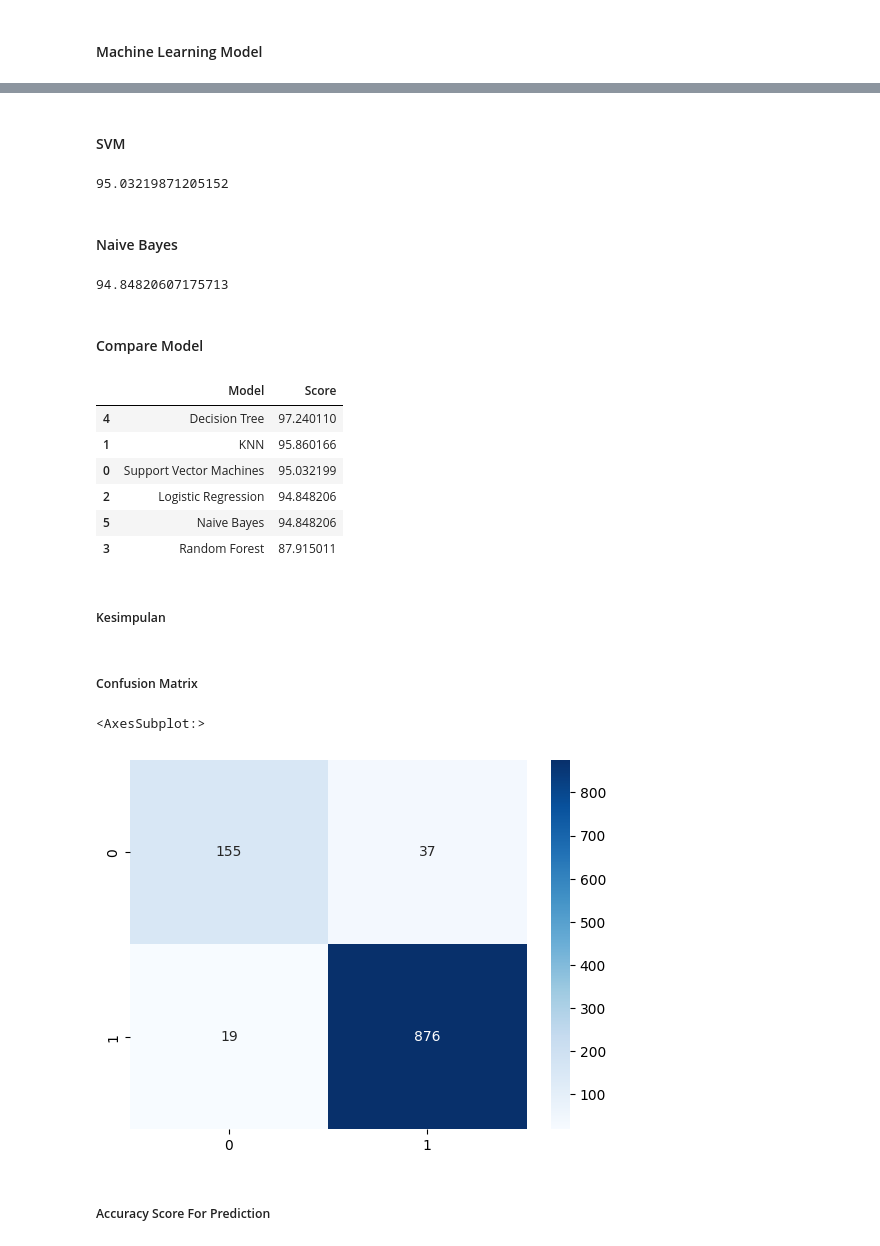
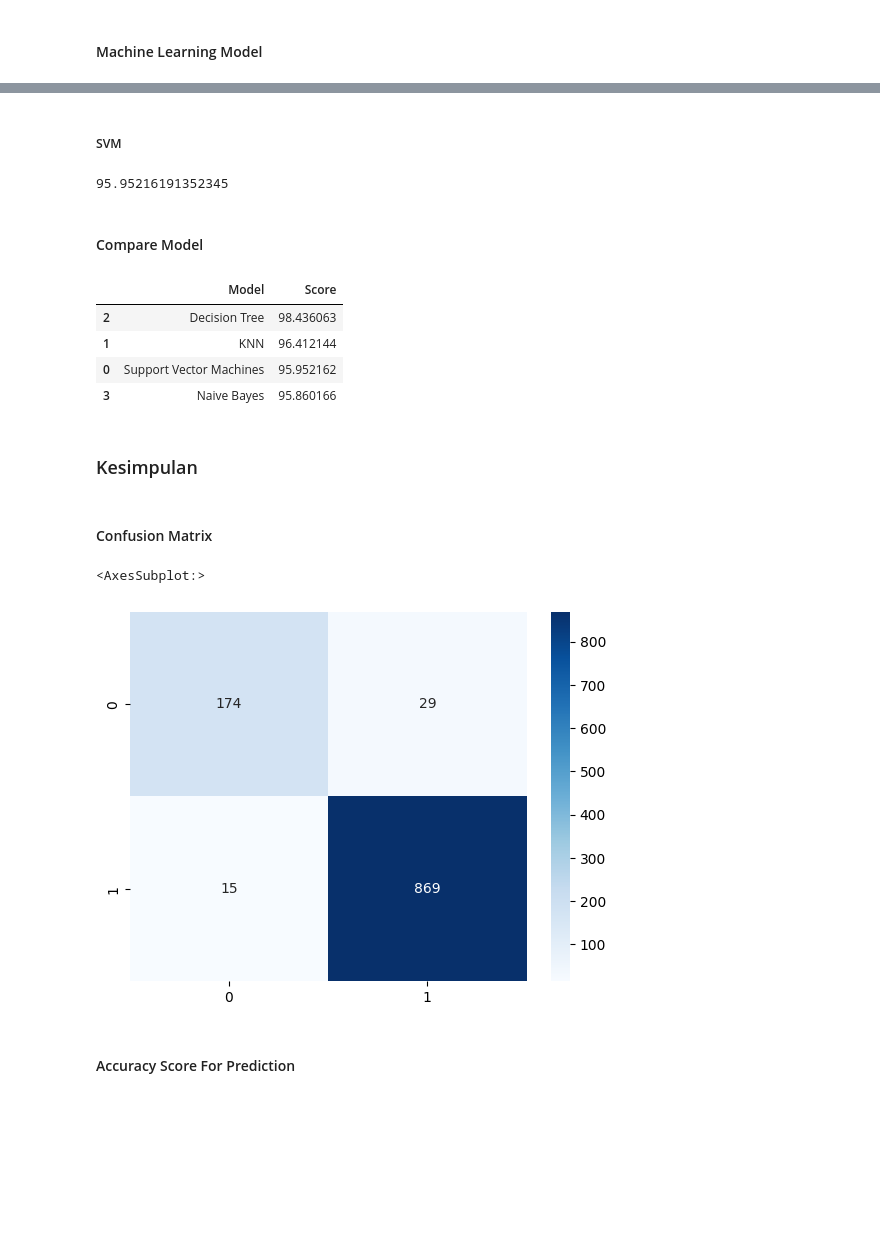
Before and after one commit to Ploeroe/machine-learning-covid-based-on-syptoms, a Jupyter notebook: LDA-Project.ipynb, the cells around one changed output, grey strips where cells are left out. Cells and saved outputs as stored; diff of their text form; code cells hidden in the pictures; blank space fills up the shorter version.

```diff
--- a/LDA-Project.ipynb
+++ b/LDA-Project.ipynb
@@ -257,16 +257,17 @@ corr.style.background_gradient(cmap='coolwarm',axis=None)
 # Running Nose / Asthma /Chronic Lung Disease / Headache / Heart Disease / Diabetes / Fatigue / Gastrointestinal / Wearing Masks / Sanitization from Market
 # maka kita akan melakukan drop kepada data - data tersebut
 
-df=df.drop('Running Nose',axis=1)
-df=df.drop('Chronic Lung Disease',axis=1)
-df=df.drop('Headache',axis=1)
-df=df.drop('Heart Disease',axis=1)
-df=df.drop('Diabetes',axis=1)
-df=df.drop('Gastrointestinal ',axis=1)
-df=df.drop('Wearing Masks',axis=1)
-df=df.drop('Sanitization from Market',axis=1)
-df=df.drop('Asthma',axis=1)
-df=df.drop('Fatigue ',axis=1)
+# Berikut data - data yang memiliki korelasi negatif :
+# df=df.drop('Running Nose',axis=1) Tidak dibuang, karena berdasarkan beberapa sumber, running nose dapat menjadi salah satu gejala covid khususnya covid delta
+df=df.drop('Chronic Lung Disease',axis=1) # Memiliki penyakit paru kronis tidak mempengaruhi terkena covid, namun dapat memperparah kondisi pasien yang terkena covid
+df=df.drop('Headache',axis=1) # Walau beberapa sumber berkata bahwa headache merupakan gejala covid, namun sampai sekarang, belum ada bukti yang kuat terkait karakteristik covid yang menyebabkan headache
+# df=df.drop('Heart Disease',axis=1) # Tidak dibuang, karena walaupun covid-19 merupakan penyakit pernapasan, namun covid-19 juga dapat menyerang jantung
+df=df.drop('Diabetes',axis=1) # Diabetes, tidak mengindikasikan covid, namun memperparah kondisi pasien yang terkena covid
+# df=df.drop('Gastrointestinal ',axis=1) # Tidak dibuang, karena berdasarkan sumber yang kami dapatkan, gastrointestinal merupakan gejala 1 dari 5 orang yang terkena covid.
+df=df.drop('Wearing Masks',axis=1) # Memakai masker tidak mengindikasikan covid, namun membantu mencegah penularan covid
+df=df.drop('Sanitization from Market',axis=1) # Sanitization lebih kepada membunuh kuman yang ada di kulit kita, bukan mengindikasikan covid
+df=df.drop('Asthma',axis=1) # Asthma, lebih memperparah kondisi pasien yang terkena covid, daripada mengindikasikan covid
+df=df.drop('Fatigue ',axis=1) # Memiliki gejala fatigue, tidak mengindikasikan covid
 # %%
 df.columns
 # %% [output]
@@ -306,12 +311,12 @@ y=df['COVID-19']
 # %%
 # splitting the dataset into train set and test set
 X_train, X_test, y_train, y_test = train_test_split(X, y, test_size = 0.2,
-    random_state = 0)
+    random_state = 42)
 
 # because our data is 0 and 1, feature scaling is not neeeded
 
 # LDA
-lda = LDA()
+lda = LDA(n_components=1)
 lda.fit(X_train, y_train)
 
 X_train_lda = lda.transform(X_train)
@@ -370,5 +369,5 @@ acc_decisiontree
 # %% [markdown]
-#### SVM
+##### SVM
 # %%
 #Import svm model
 from sklearn import svm
@@ -382,50 +381,35 @@ y_pred = clf.predict(X_test_lda)
 acc_svc=clf.score(X_test_lda, y_test)*100
 acc_svc
 # %% [output]
-95.03219871205152
+95.95216191352345
-# %% [markdown]
-#### Naive Bayes
-# %%
-from sklearn.naive_bayes import GaussianNB
-model = GaussianNB()
-model.fit(X_train_lda,y_train)
-#Score/Accuracy
-acc_gaussian= model.score(X_test_lda, y_test)*100
-acc_gaussian
-# %% [output]
-94.84820607175713
 # %% [markdown]
 #### Compare Model
 # %%
 # sort the accuracy scores of the models
 
 models = pd.DataFrame({
-    'Model': ['Support Vector Machines', 'KNN', 'Logistic Regression',
-                'Random Forest', 'Decision Tree','Naive Bayes'],
-    'Score': [acc_svc, acc_knn, acc_logreg,
-                acc_randomforest, acc_decisiontree,acc_gaussian]})
+    'Model': ['Support Vector Machines', 'KNN', 'Decision Tree','Naive Bayes'],
+    'Score': [acc_svc, acc_knn, acc_decisiontree,acc_gaussian]})
 models.sort_values(by='Score', ascending=False)
 # %% [output]
 |  | Model | Score |
-| 4 | Decision Tree | 97.240110 |
-| 1 | KNN | 95.860166 |
-| 0 | Support Vector Machines | 95.032199 |
-| 2 | Logistic Regression | 94.848206 |
-| 5 | Naive Bayes | 94.848206 |
-| 3 | Random Forest | 87.915011 |
+| 2 | Decision Tree | 98.436063 |
+| 1 | KNN | 96.412144 |
+| 0 | Support Vector Machines | 95.952162 |
+| 3 | Naive Bayes | 95.860166 |
 # %% [markdown]
-##### Kesimpulan
+### Kesimpulan
 # %% [markdown]
-##### Confusion Matrix
+#### Confusion Matrix
 # %%
+# Menggunakan library sklearn.metrics untuk membuat confusion matrix.
 from sklearn.metrics import confusion_matrix
 
-# create the confusion matrix
 cm = confusion_matrix(y_test, y_pred)
-
 sns.heatmap(cm, annot=True, fmt='d', cmap='Blues')
+# Dengan menggunakan confusion matrix, kita dapat melihat True Postive (Kiri atas), False Positive (Kanan atas), False Negative (Kiri bawah), dan True Negative (Kanan bawah)
 # %% [output]
 <AxesSubplot:>
-[figure, old version]
+[figure, new version]
 # %% [markdown]
-##### Accuracy Score For Prediction
+#### Accuracy Score For Prediction
```
Also changed, not shown: parts of 68 cells of this notebook, 3 other files.
